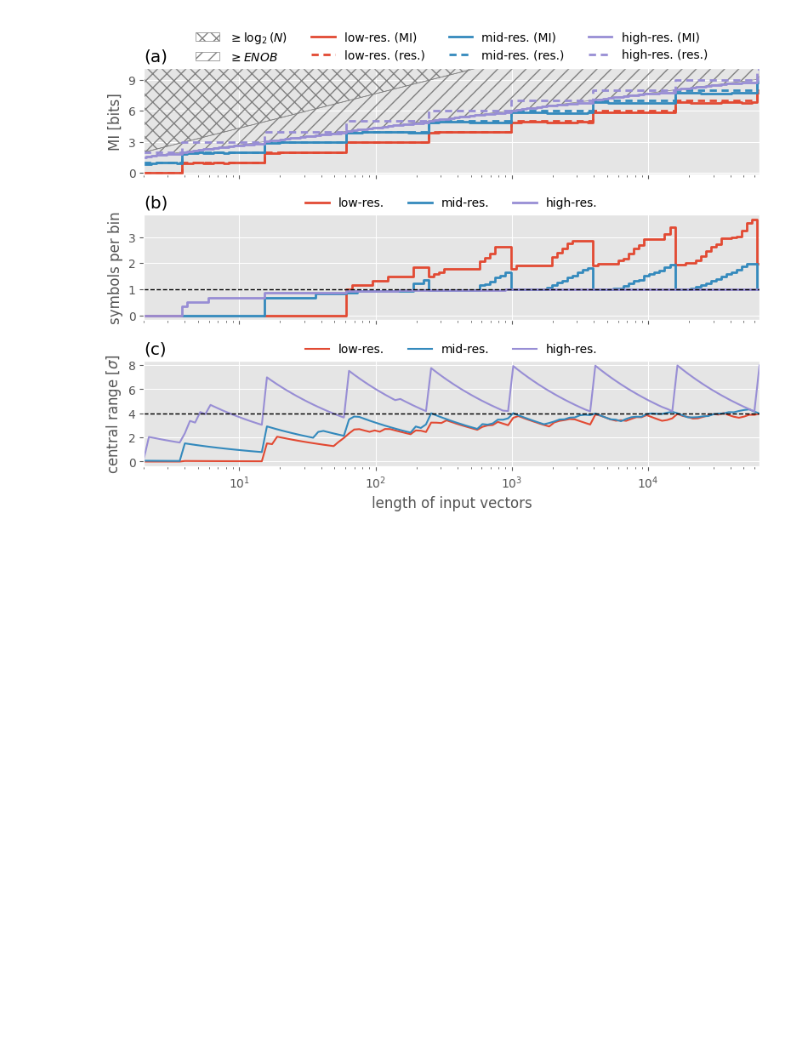
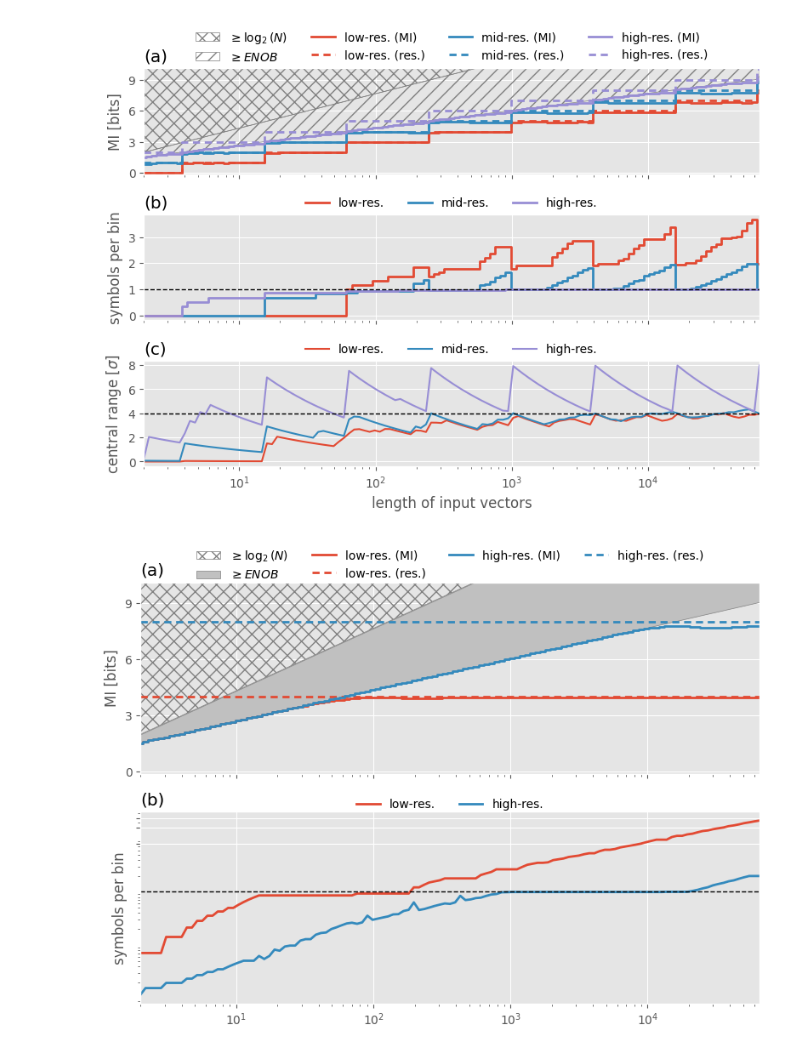
Before and after one commit to Integrated-Systems-Neuroengineering/optquant, a Jupyter notebook: experiments/derivation.ipynb, the cells around one changed output. Drawn from its saved outputs; the diff is of its cells as text; code cells hidden in the pictures; blank space fills up the shorter version.

```diff
--- a/experiments/derivation.ipynb
+++ b/experiments/derivation.ipynb
@@ -256,0 +320,93 @@ fig.savefig("../figures/range.png", bbox_inches="tight", dpi=300)
+# %%
+from matplotlib.ticker import MaxNLocator
+
+
+# fig, (ax_MI, ax_scales, ax_range) = plt.subplots(3, 1, figsize=(8, 6), sharex=True)
+fig, (ax_MI, ax_scales) = plt.subplots(2, 1, figsize=(8, 6), sharex=True)
+
+ymin, ymax = -0.1, 10.1
+xmin, xmax = vector_length[0], vector_length[-1]
+
+# hatch the completely unachievable region
+ax_MI.fill_between(
+    vector_length,
+    1 + jnp.log2(vector_length),
+    jnp.zeros_like(vector_length) + ymax,
+    label="$\\geq\\log_2(N)$",
+    edgecolor="gray",
+    facecolor="none",
+    hatch="XX",
+)
+
+# hatch the unachievable region > ENOB
+ax_MI.fill_between(
+    vector_length,
+    1 + jnp.log2(vector_length),
+    enobs,
+    label="$\\geq ENOB$",
+    edgecolor="gray",
+    facecolor="silver",
+    # hatch="//",
+)
+
+# plot the individual results for each case
+for i, (label1, offset) in enumerate(cases):
+    # plot the limit and measured MI
+    ax_MI.step(
+        vector_length,
+        max_MIs[i],
+        label=f"{label1} (MI)",
+        where="mid",
+        color=f"C{i}",
+        lw=2
+    )
+
+    ax_MI.step(
+        vector_length,
+        num_bits[i],
+        "--",
+        dashes = [3,2],
+        label=f"{label1} (res.)",
+        where="mid",
+        color=f"C{i}",
+        lw=2,
+    )
+
+    # plot the average number of values that fall within the central bins
+    ax_scales.semilogy(vector_length, max_widths[i], label=label1, color=f"C{i}", lw=2)
+
+    # plot the covered range of the central bins in standard deviations
+    # ax_range.plot(vector_length, jnp.array(max_ranges[i]) / jnp.sqrt(vector_length), label=label1)
+
+ax_MI.set_xscale("log")
+ax_MI.set_ylabel("MI [bits]")
+ax_MI.set_ylim(ymin, ymax)
+ax_MI.set_xlim(xmin, xmax)
+
+ax_scales.hlines([1.0], xmin, xmax, lw=1, linestyles="--", color="black")
+ax_scales.set_ylabel("symbols per bin")
+
+# ax_range.hlines([4.0], xmin, xmax, lw=1, linestyles="--", color="black")
+# ax_range.set_xlabel("length of input vectors")
+# ax_range.set_ylabel("central range [$\\sigma$]")
+
+# set integer locators for each plot
+ax_MI.yaxis.set_major_locator(MaxNLocator(5, integer=True))
+ax_scales.yaxis.set_major_locator(MaxNLocator(5, integer=True))
+# ax_range.yaxis.set_major_locator(MaxNLocator(5, integer=True))
+
+ax_MI.set_title("(a)", loc="left")
+ax_scales.set_title("(b)", loc="left")
+# ax_range.set_title("(c)", loc="left")
+
+ax_MI.legend(loc="lower center", bbox_to_anchor=(0.5, 0.95), fancybox=False, facecolor="none", edgecolor="none", ncol=4)
+ax_scales.legend(loc="lower center", bbox_to_anchor=(0.5, 0.95), fancybox=False, facecolor="none", edgecolor="none", ncol=3)
+# ax_range.legend(loc="lower center", bbox_to_anchor=(0.5, 0.95), fancybox=False, facecolor="none", edgecolor="none", ncol=3)
+
+fig.tight_layout()
+
+# fig.savefig("../figures/range.pdf", bbox_inches="tight")
+# fig.savefig("../figures/range.svg", bbox_inches="tight")
+# fig.savefig("../figures/range.png", bbox_inches="tight", dpi=300)
+# %% [output]
+[figure, added]
```
Also changed, not shown: parts of 1 cell of this notebook, 8 other files.
